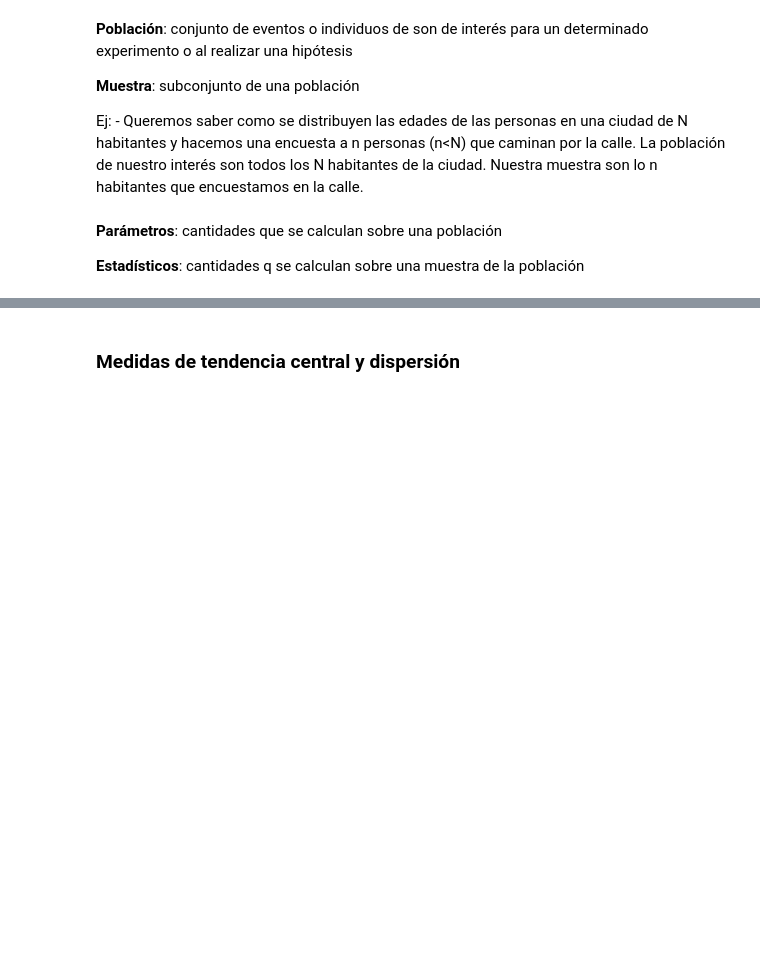
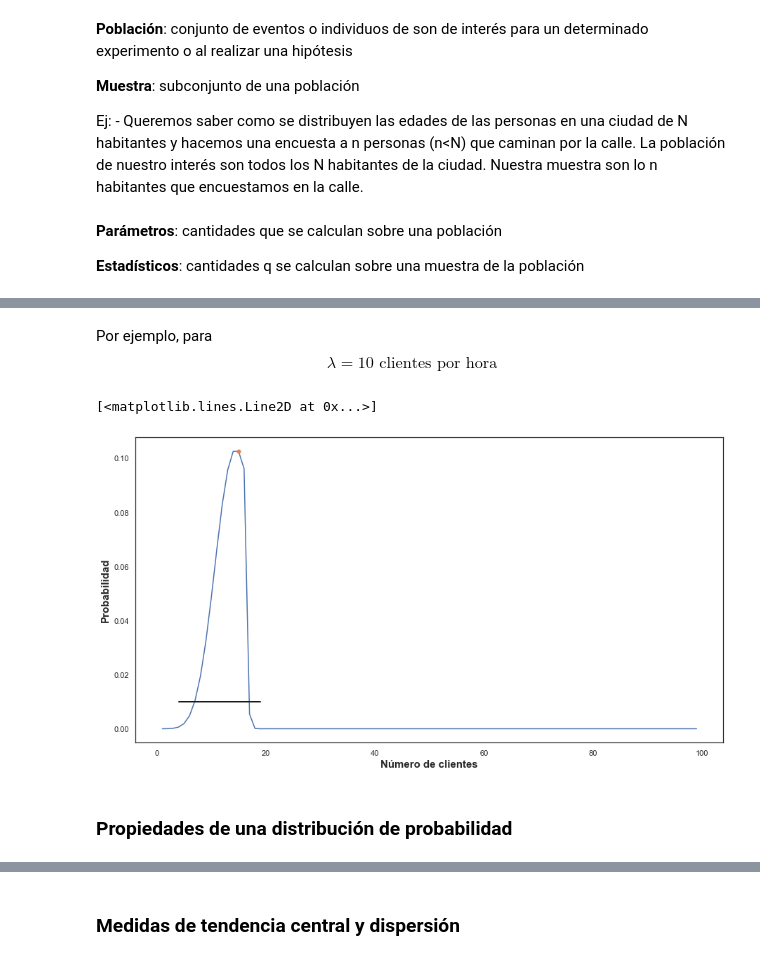
Before and after one commit to lambdaclass/data_etudes, a Jupyter notebook: clases/clase_2_estadistica.ipynb, the cells around one changed output, grey strips where cells are left out. Cells and saved outputs as stored; diff of their text form; code cells hidden in the pictures; blank space fills up the shorter version.

Commit message:
plots added

```diff
--- a/clases/clase_2_estadistica.ipynb
+++ b/clases/clase_2_estadistica.ipynb
@@ -20,0 +31,17 @@ Ej: - Queremos saber como se distribuyen las edades de las personas en una ciuda
+# %% [markdown]
+Por ejemplo, para $$\lambda = 10 \text{ clientes por hora}$$
+# %%
+k = np.arange(1,100)
+lambda_ = 15
+distribucion = [np.power(lambda_, k_i)*np.exp(-lambda_)/np.math.factorial(k_i) for k_i in k]
+# %%
+plt.plot(k, distribucion)
+plt.ylabel("Probabilidad", fontsize=15, weight='bold')
+plt.xlabel("Número de clientes", fontsize=15, weight='bold')
+plt.plot(15, distribucion[14], "o", markersize=5)
+plt.plot([4, 4 + lambda_], [0.01, 0.01], 'k-', lw=2)
+# %% [output]
+[<matplotlib.lines.Line2D at 0x...>]
+[figure, added]
+# %% [markdown]
+### Propiedades de una distribución de probabilidad
```
Also changed, not shown: parts of 19 cells of this notebook.
